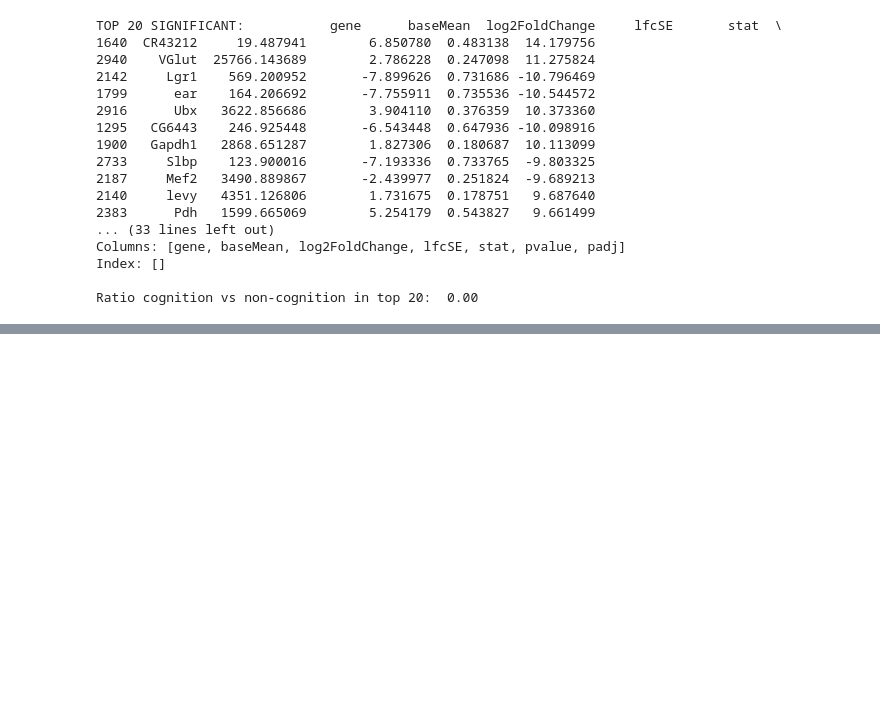
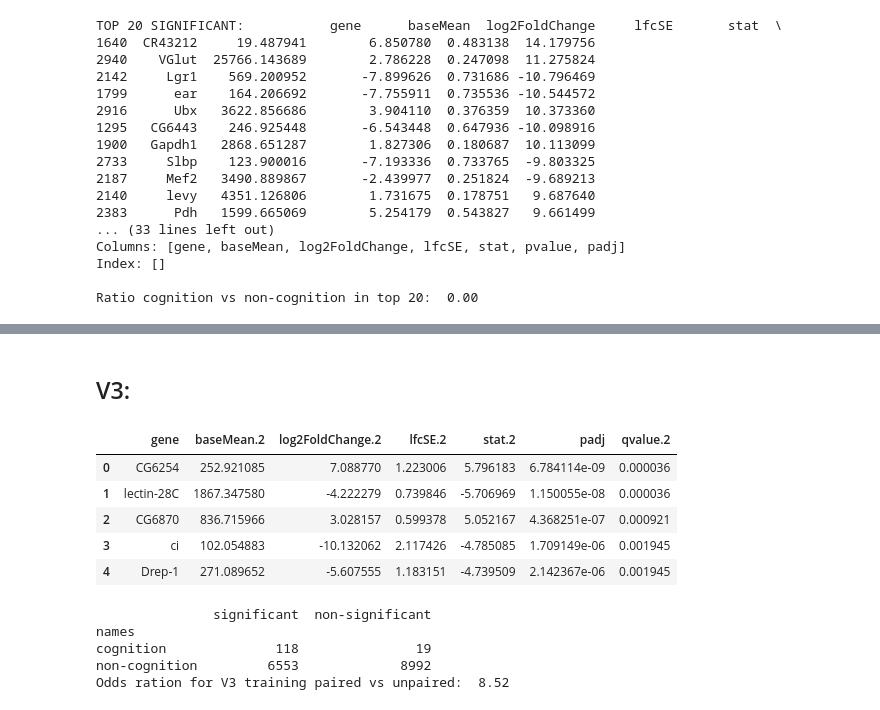
Before and after one commit to marieanselmet/genetic_link_metabolism_neurodegeneration, a Jupyter notebook: single_cell_RNAseq_MB/DGE_analysis_data.ipynb, the cells around one changed output, grey strips where cells are left out. Saved outputs shown, nothing was run; the diff lists cells and outputs as text; code cells hidden in the pictures; blank space fills up the shorter version.

```diff
--- a/single_cell_RNAseq_MB/DGE_analysis_data.ipynb
+++ b/single_cell_RNAseq_MB/DGE_analysis_data.ipynb
@@ -601,0 +685,25 @@ DAL.head
+# %% [markdown]
+## V3:
+# %%
+V3 = pd.read_excel(DGE_PAPER, sheet_name="Supplemental Table 6", usecols="R:X", skiprows=7)
+V3.rename(columns={'Genes.2': 'gene', 'pvalue.2':'padj'}, inplace=True)
+V3.dropna(axis=0, inplace=True)
+V3.head()
+# %% [output]
+|  | gene | baseMean.2 | log2FoldChange.2 | lfcSE.2 | stat.2 | padj | qvalue.2 |
+| 0 | CG6254 | 252.921085 | 7.088770 | 1.223006 | 5.796183 | 6.784114e-09 | 0.000036 |
+| 1 | lectin-28C | 1867.347580 | -4.222279 | 0.739846 | -5.706969 | 1.150055e-08 | 0.000036 |
+| 2 | CG6870 | 836.715966 | 3.028157 | 0.599378 | 5.052167 | 4.368251e-07 | 0.000921 |
+| 3 | ci | 102.054883 | -10.132062 | 2.117426 | -4.785085 | 1.709149e-06 | 0.001945 |
+| 4 | Drep-1 | 271.089652 | -5.607555 | 1.183151 | -4.739509 | 2.142367e-06 | 0.001945 |
+# %%
+contingency_table_V3 = compute_contingency_table(V3)
+print(contingency_table_V3)
+odds_ratio_V3 = compute_odds_ratio(contingency_table_V3)
+print("Odds ration for V3 training paired vs unpaired:  %.2f" % odds_ratio_V3)
+# %% [output]
+               significant  non-significant
+names
+cognition              118               19
+non-cognition         6553             8992
+Odds ration for V3 training paired vs unpaired:  8.52
```
Also changed, not shown: parts of 28 cells of this notebook.
